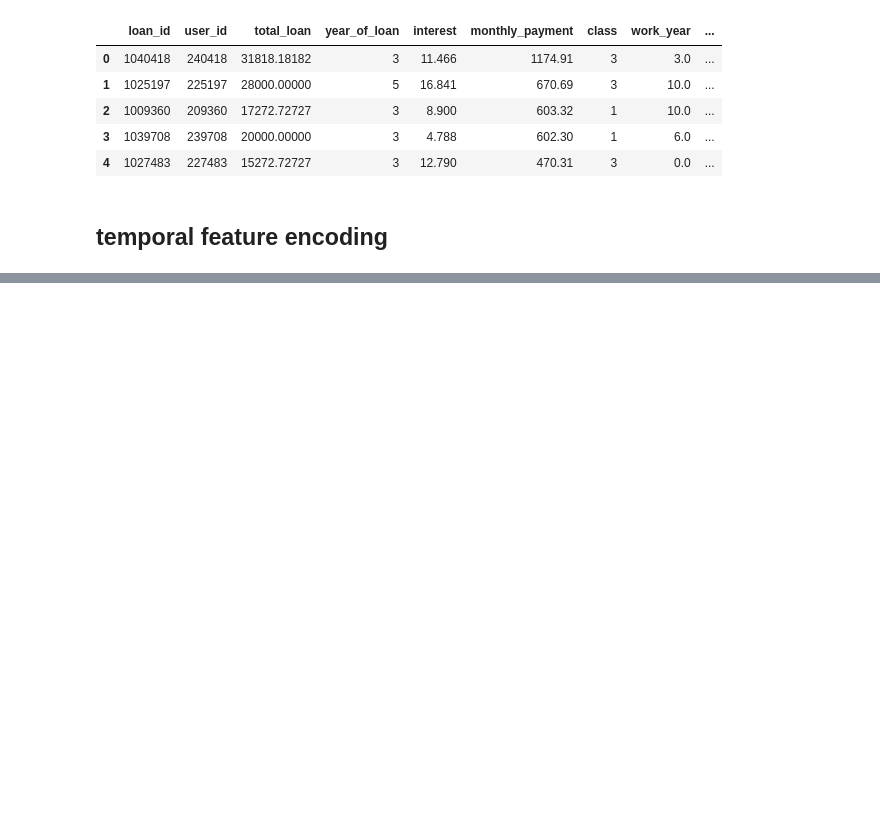
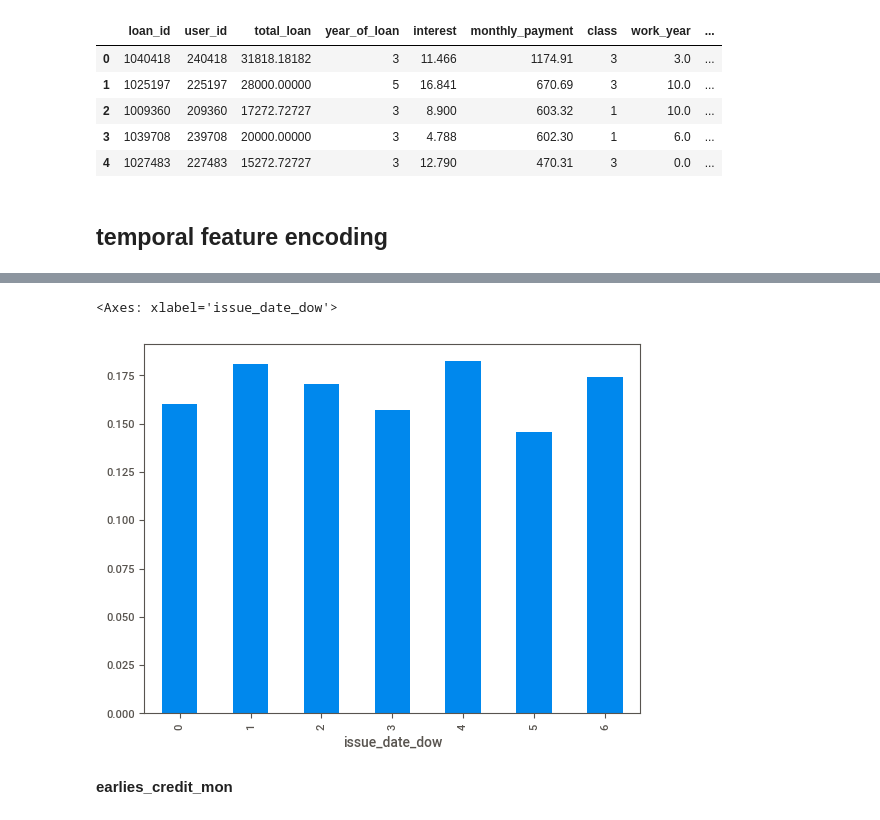
Before and after one commit to heimmer/profile, a Jupyter notebook: Loan_default_detect.ipynb, the cells around one changed output, grey strips where cells are left out. Cells and saved outputs as stored; diff of their text form; code cells hidden in the pictures; blank space fills up the shorter version.

```diff
--- a/Loan_default_detect.ipynb
+++ b/Loan_default_detect.ipynb
@@ -398,0 +438,7 @@ train_public_dummy.head()
+# %%
+train_public.groupby('issue_date_dow')['isDefault'].mean().plot(kind = 'bar')
+# %% [output]
+<Axes: xlabel='issue_date_dow'>
+[figure, added]
+# %% [markdown]
+**earlies_credit_mon**
```
Also changed, not shown: parts of 17 cells of this notebook.
